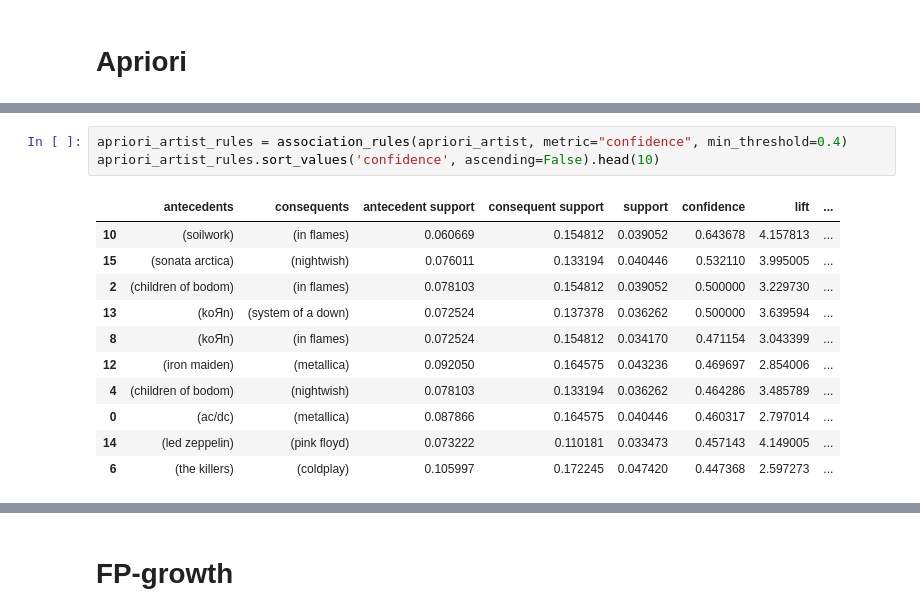
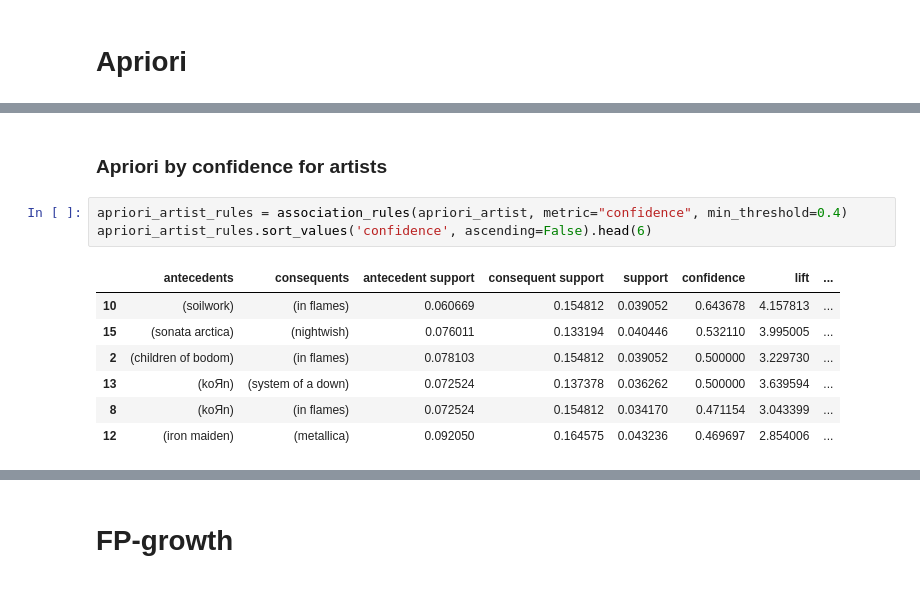
Before and after one commit to Donutellko/IAD, a Jupyter notebook: HW_2/LastFM-mining.ipynb, the cells around one changed output, grey strips where cells are left out. Saved outputs shown, nothing was run; the diff lists cells and outputs as text.

```diff
--- a/HW_2/LastFM-mining.ipynb
+++ b/HW_2/LastFM-mining.ipynb
@@ -134,16 +125,14 @@ apriori_artist
 262 rows × 2 columns
+# %% [markdown]
+### Apriori by confidence for artists
 # %%
 apriori_artist_rules = association_rules(apriori_artist, metric="confidence", min_threshold=0.4)
-apriori_artist_rules.sort_values('confidence', ascending=False).head(10)
+apriori_artist_rules.sort_values('confidence', ascending=False).head(6)
 # %% [output]
 |  | antecedents | consequents | antecedent support | consequent support | support | confidence | lift | ... |
 | 10 | (soilwork) | (in flames) | 0.060669 | 0.154812 | 0.039052 | 0.643678 | 4.157813 | ... |
 | 15 | (sonata arctica) | (nightwish) | 0.076011 | 0.133194 | 0.040446 | 0.532110 | 3.995005 | ... |
 | 2 | (children of bodom) | (in flames) | 0.078103 | 0.154812 | 0.039052 | 0.500000 | 3.229730 | ... |
 | 13 | (koЯn) | (system of a down) | 0.072524 | 0.137378 | 0.036262 | 0.500000 | 3.639594 | ... |
 | 8 | (koЯn) | (in flames) | 0.072524 | 0.154812 | 0.034170 | 0.471154 | 3.043399 | ... |
 | 12 | (iron maiden) | (metallica) | 0.092050 | 0.164575 | 0.043236 | 0.469697 | 2.854006 | ... |
-| 4 | (children of bodom) | (nightwish) | 0.078103 | 0.133194 | 0.036262 | 0.464286 | 3.485789 | ... |
-| 0 | (ac/dc) | (metallica) | 0.087866 | 0.164575 | 0.040446 | 0.460317 | 2.797014 | ... |
-| 14 | (led zeppelin) | (pink floyd) | 0.073222 | 0.110181 | 0.033473 | 0.457143 | 4.149005 | ... |
-| 6 | (the killers) | (coldplay) | 0.105997 | 0.172245 | 0.047420 | 0.447368 | 2.597273 | ... |
```
Also changed, not shown: parts of 26 cells of this notebook.
